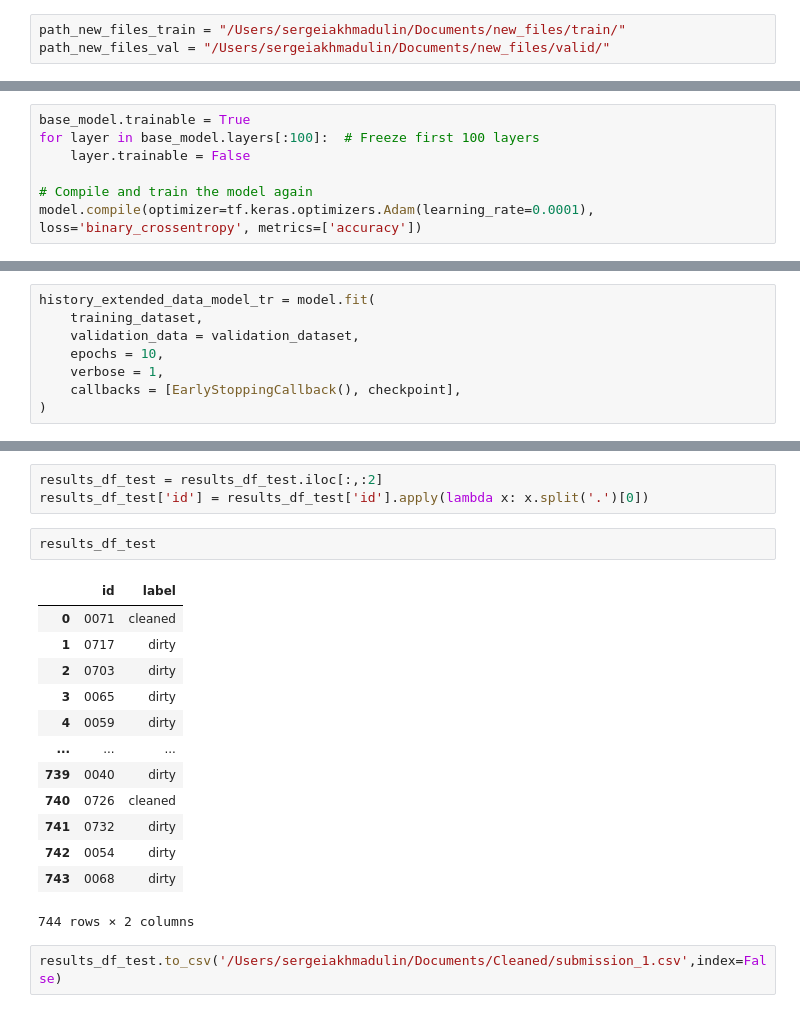
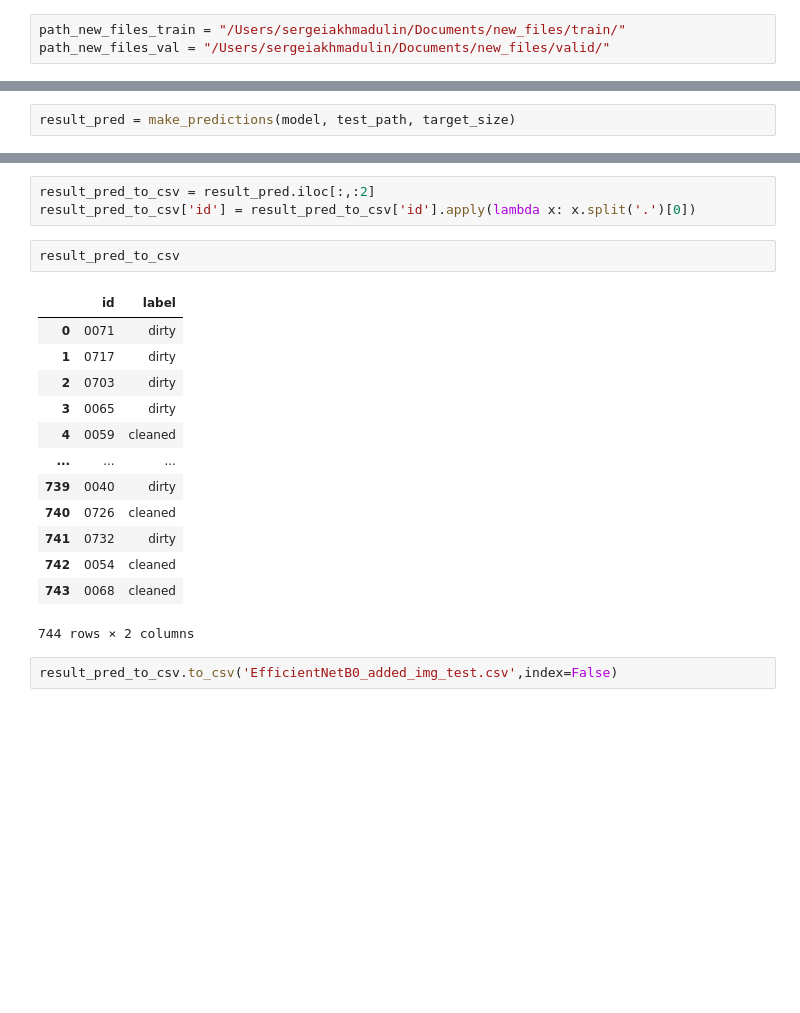
Before and after one commit to SergeyAkh/Clean-Dirty, a Jupyter notebook: Model_no_background.ipynb, the cells around one changed output, grey strips where cells are left out. Saved outputs shown, nothing was run; the diff lists cells and outputs as text; blank space fills up the shorter version.

```diff
--- a/Model_no_background.ipynb
+++ b/Model_no_background.ipynb
@@ -600,7 +661,0 @@ Epoch 10/10
-# %%
-base_model.trainable = True
-for layer in base_model.layers[:100]:  # Freeze first 100 layers
-    layer.trainable = False
-
-# Compile and train the model again
-model.compile(optimizer=tf.keras.optimizers.Adam(learning_rate=0.0001), loss='binary_crossentropy', metrics=['accuracy'])
@@ -627,8 +661,0 @@ Model: "sequential_8"
-# %%
-history_extended_data_model_tr = model.fit(
-    training_dataset,
-    validation_data = validation_dataset,
-    epochs = 10,
-    verbose = 1,
-    callbacks = [EarlyStoppingCallback(), checkpoint],
-)
@@ -641,0 +662,2 @@ results_df_test["label"] = np.where(results_df_test["probs"]>=0.5,"dirty","clean
+# %%
+result_pred = make_predictions(model, test_path, target_size)
@@ -642,21 +682,21 @@ results_df_test["label"] = np.where(results_df_test["probs"]>=0.5,"dirty","clean
 # %%
-results_df_test = results_df_test.iloc[:,:2]
-results_df_test['id'] = results_df_test['id'].apply(lambda x: x.split('.')[0])
+result_pred_to_csv = result_pred.iloc[:,:2]
+result_pred_to_csv['id'] = result_pred_to_csv['id'].apply(lambda x: x.split('.')[0])
 # %%
-results_df_test
+result_pred_to_csv
 # %% [output]
 |  | id | label |
-| 0 | 0071 | cleaned |
+| 0 | 0071 | dirty |
 | 1 | 0717 | dirty |
 | 2 | 0703 | dirty |
 | 3 | 0065 | dirty |
-| 4 | 0059 | dirty |
+| 4 | 0059 | cleaned |
 | ... | ... | ... |
 | 739 | 0040 | dirty |
 | 740 | 0726 | cleaned |
 | 741 | 0732 | dirty |
-| 742 | 0054 | dirty |
-| 743 | 0068 | dirty |
+| 742 | 0054 | cleaned |
+| 743 | 0068 | cleaned |
 744 rows × 2 columns
 # %%
-results_df_test.to_csv('/Users/sergeiakhmadulin/Documents/Cleaned/submission_1.csv',index=False)
+result_pred_to_csv.to_csv('EfficientNetB0_added_img_test.csv',index=False)
```
Also changed, not shown: parts of 64 cells of this notebook.
